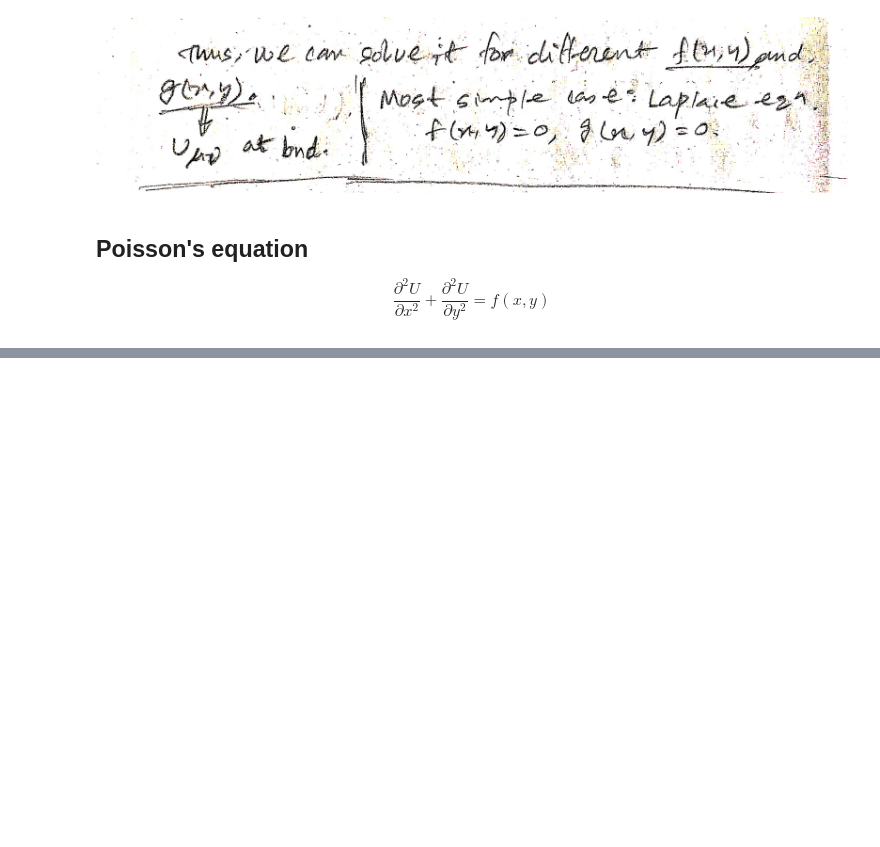
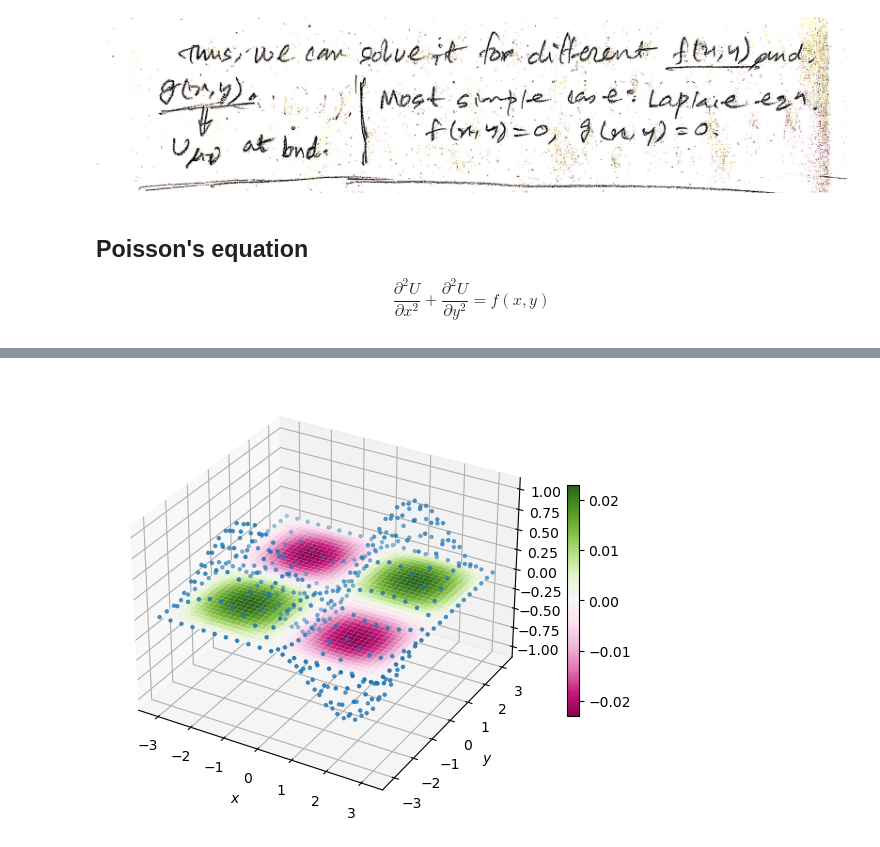
Before and after one commit to suman122003/Tutorials, a Jupyter notebook: book4_sem_4_5_Python/Ch4_1_Elliptic_PDE.ipynb, the cells around one changed output, grey strips where cells are left out. Cells and saved outputs as stored; diff of their text form; code cells hidden in the pictures; blank space fills up the shorter version.

```diff
--- a/book4_sem_4_5_Python/Ch4_1_Elliptic_PDE.ipynb
+++ b/book4_sem_4_5_Python/Ch4_1_Elliptic_PDE.ipynb
@@ -41,0 +157,34 @@ $$ U(0,y)=U(1,y)=y,\quad 0\leq y\leq 1 $$
+# %%
+def f(x, y):
+    return np.cos(x+y)-np.cos(x-y)
+ctol = 1e-10
+def g(pr, x, y):
+    x0, xL, y0, yL = pr
+    if abs(x-x0)<ctol:
+        gxy = 0
+    elif abs(x-xL)<ctol:
+        gxy = 0
+    elif abs(y-y0)<ctol:
+        gxy = 0
+    elif abs(y-yL)<ctol:
+        gxy = 0
+    return gxy
+
+Xmn, Xmx, Ymn, Ymx = -np.pi, np.pi, -np.pi, np.pi
+hx, hy = 15e-2, 15e-2
+x, y, U = elpPDE_CD(f, g, Xmn,Xmx,Ymn,Ymx, hx,hy)
+
+fig = plt.figure(figsize=(7,6))
+ax = plt.axes(projection='3d')
+xp, yp = np.meshgrid(y, x)
+sol = ax.plot_surface(xp,yp,np.array(U), cmap='PiYG')
+# PROBLEM IN SCALING
+
+fig.colorbar(sol, shrink=0.5)
+xp1, yp1 = np.meshgrid(np.linspace(Ymn,Ymx,20),np.linspace(Xmn,Xmx,20))
+dots = ax.scatter3D(xp1,yp1,np.sin(xp1)*np.sin(yp1), marker='.')    # exact soln
+plt.xlabel('$x$')
+plt.ylabel('$y$')
+plt.show()
+# %% [output]
+[figure, added]
```
Also changed, not shown: parts of 8 cells of this notebook, 3 other files.
